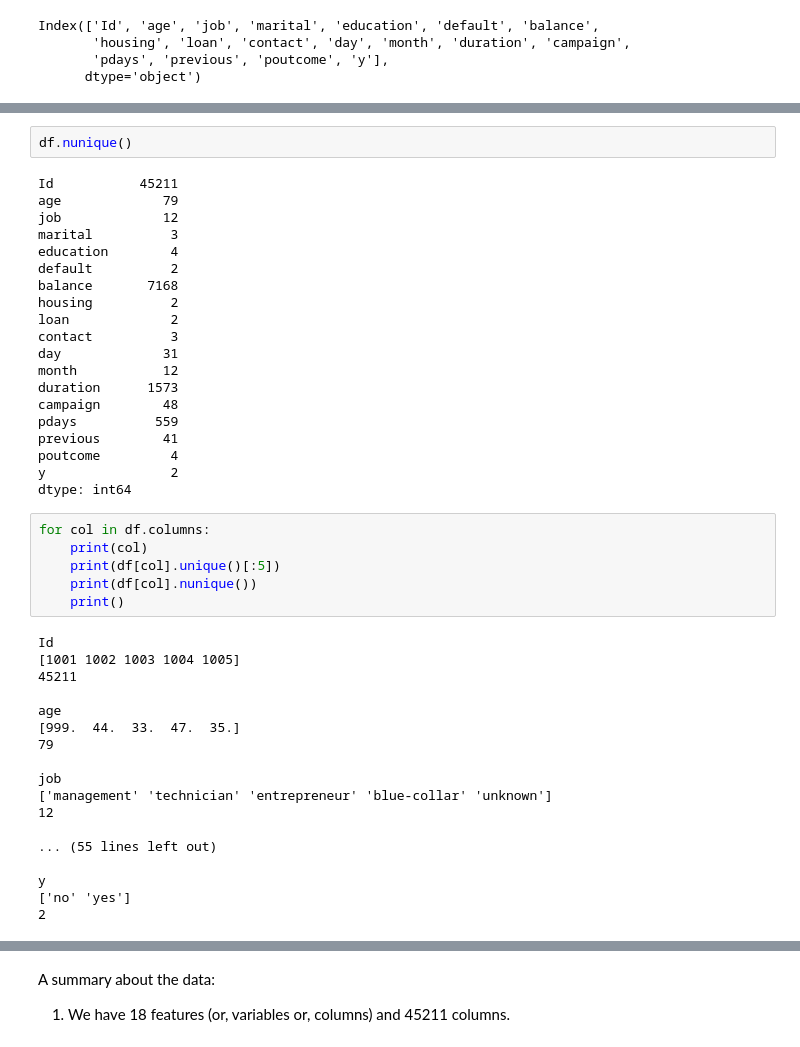
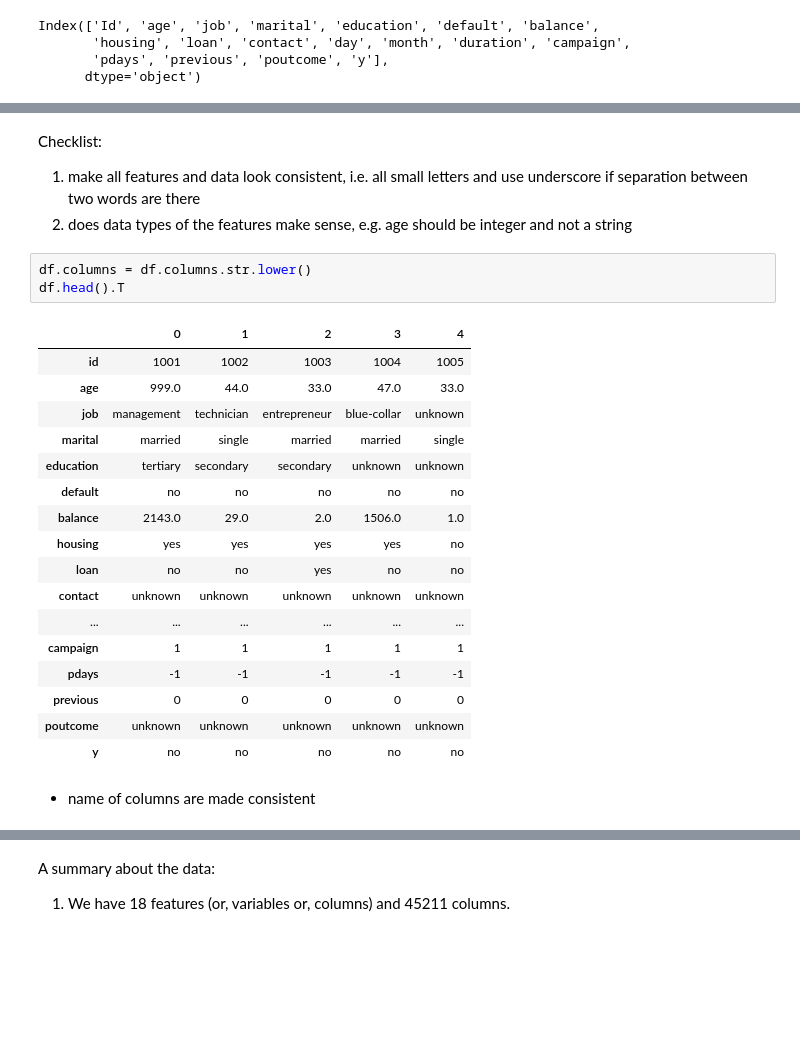
Before and after one commit to bhasarma/mlcoursezoom-camp, a Jupyter notebook: WK08-09-midterm-project/notebook.ipynb, the cells around one changed output, grey strips where cells are left out. Cells and saved outputs as stored; diff of their text form; blank space fills up the shorter version.

```diff
--- a/WK08-09-midterm-project/notebook.ipynb
+++ b/WK08-09-midterm-project/notebook.ipynb
@@ -127,46 +71,27 @@ dtype: int64
-# %%
-df.nunique()
-# %% [output]
-Id           45211
-age             79
-job             12
-marital          3
-education        4
-default          2
-balance       7168
-housing          2
-loan             2
-contact          3
-day             31
-month           12
-duration      1573
-campaign        48
-pdays          559
-previous        41
-poutcome         4
-y                2
-dtype: int64
-# %%
-for col in df.columns:
-    print(col)
-    print(df[col].unique()[:5])
-    print(df[col].nunique())
-    print()
-# %% [output]
-Id
-[1001 1002 1003 1004 1005]
-45211
-
-age
-[999.  44.  33.  47.  35.]
-79
-
-job
-['management' 'technician' 'entrepreneur' 'blue-collar' 'unknown']
-12
-
-... (55 lines left out)
-
-y
-['no' 'yes']
-2
+# %% [markdown]
+Checklist:
+1. make all features and data look consistent, i.e. all small letters and use underscore if separation between two words are there
+2. does data types of the features make sense, e.g. age should be integer and not a string
+# %%
+df.columns = df.columns.str.lower()
+df.head().T
+# %% [output]
+|  | 0 | 1 | 2 | 3 | 4 |
+| id | 1001 | 1002 | 1003 | 1004 | 1005 |
+| age | 999.0 | 44.0 | 33.0 | 47.0 | 33.0 |
+| job | management | technician | entrepreneur | blue-collar | unknown |
+| marital | married | single | married | married | single |
+| education | tertiary | secondary | secondary | unknown | unknown |
+| default | no | no | no | no | no |
+| balance | 2143.0 | 29.0 | 2.0 | 1506.0 | 1.0 |
+| housing | yes | yes | yes | yes | no |
+| loan | no | no | yes | no | no |
+| contact | unknown | unknown | unknown | unknown | unknown |
+| ... | ... | ... | ... | ... | ... |
+| campaign | 1 | 1 | 1 | 1 | 1 |
+| pdays | -1 | -1 | -1 | -1 | -1 |
+| previous | 0 | 0 | 0 | 0 | 0 |
+| poutcome | unknown | unknown | unknown | unknown | unknown |
+| y | no | no | no | no | no |
+# %% [markdown]
+* name of columns are made consistent
```
Also changed, not shown: parts of 41 cells of this notebook.
